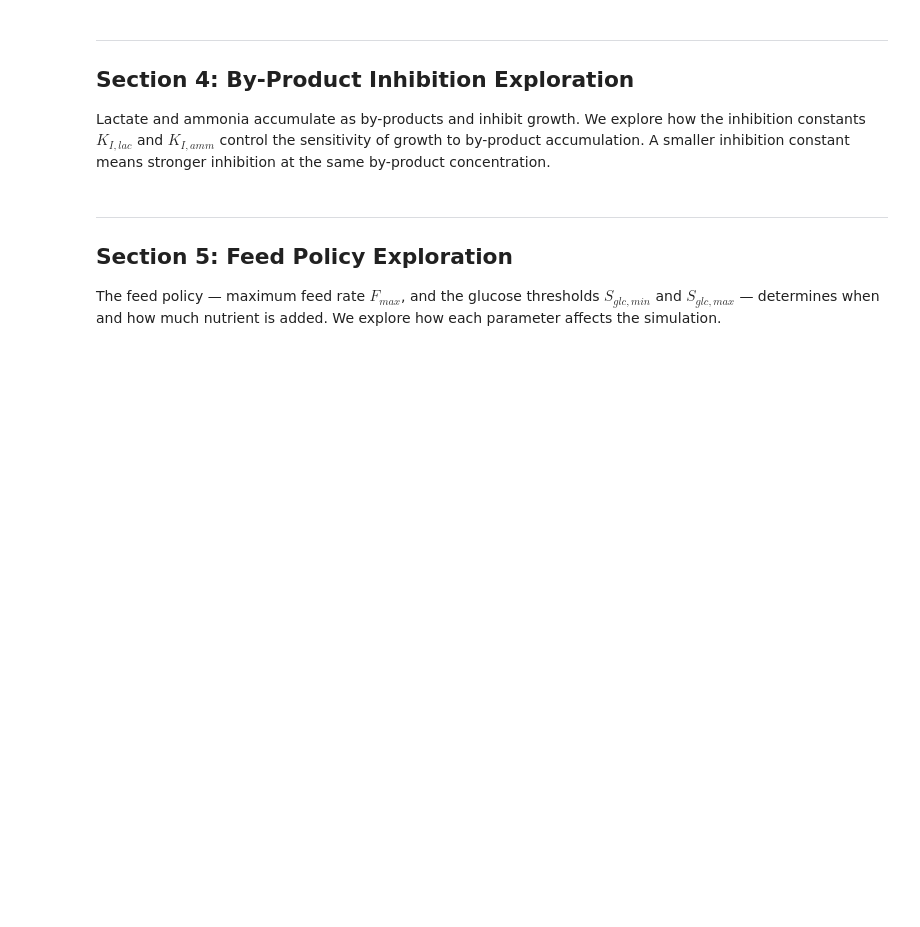
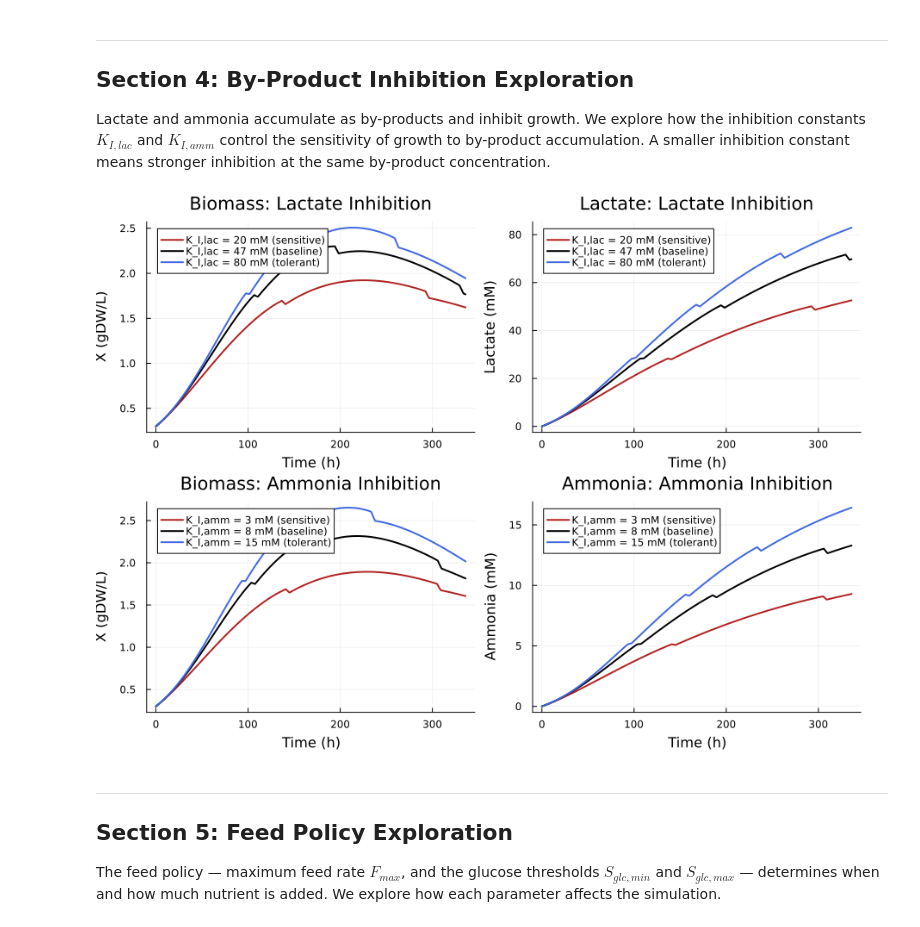
Before and after one commit to sp2229/CHEME-5820-Lectures-Spring-2026, a Jupyter notebook: lectures/week-12/L12c/CHEME-5820-L12c-Advanced-CHO-Simulation-Spring-2026.ipynb, the cells around one changed output. Saved outputs shown, nothing was run; the diff lists cells and outputs as text; code cells hidden in the pictures; blank space fills up the shorter version.

```diff
--- a/lectures/week-12/L12c/CHEME-5820-L12c-Advanced-CHO-Simulation-Spring-2026.ipynb
+++ b/lectures/week-12/L12c/CHEME-5820-L12c-Advanced-CHO-Simulation-Spring-2026.ipynb
@@ -221,35 +244,37 @@ let
     labels_lac = ["K_I,lac = 20 mM (sensitive)", "K_I,lac = 47 mM (baseline)", "K_I,lac = 80 mM (tolerant)"];
 
     p1 = plot(ylabel="X (gDW/L)",    xlabel="Time (h)", title="Biomass: Lactate Inhibition", legend=:topleft);
     p2 = plot(ylabel="Lactate (mM)", xlabel="Time (h)", title="Lactate: Lactate Inhibition", legend=:topleft);
 
     for (i, KI) in enumerate(KI_lac_values)
-        p = build_default_parameters(; F_max=0.02, Glc_min=2.0, Glc_max=20.0, K_I_lac=KI);
+        p = build_default_parameters(; F_max=0.10, Glc_min=2.0, Glc_max=20.0, K_I_lac=KI);
         sol = simulate_fedbatch(p; u0=copy(u0_baseline), tspan=tspan, saveat=saveat);
         X_t   = [sol.u[j][2] for j in 1:length(sol.t)];
         Lac_t = [sol.u[j][6] for j in 1:length(sol.t)];
         plot!(p1, sol.t, X_t,   label=labels_lac[i], lw=2, color=colors[i]);
         plot!(p2, sol.t, Lac_t, label=labels_lac[i], lw=2, color=colors[i]);
     end
 
     # vary K_I_amm (ammonia inhibition constant) -
     KI_amm_values = [3.0, 8.0, 15.0]; # mM
     labels_amm = ["K_I,amm = 3 mM (sensitive)", "K_I,amm = 8 mM (baseline)", "K_I,amm = 15 mM (tolerant)"];
 
     p3 = plot(ylabel="X (gDW/L)",    xlabel="Time (h)", title="Biomass: Ammonia Inhibition", legend=:topleft);
     p4 = plot(ylabel="Ammonia (mM)", xlabel="Time (h)", title="Ammonia: Ammonia Inhibition", legend=:topleft);
 
     for (i, KI) in enumerate(KI_amm_values)
-        p = build_default_parameters(; F_max=0.02, Glc_min=2.0, Glc_max=20.0, K_I_amm=KI);
+        p = build_default_parameters(; F_max=0.10, Glc_min=2.0, Glc_max=20.0, K_I_amm=KI);
         sol = simulate_fedbatch(p; u0=copy(u0_baseline), tspan=tspan, saveat=saveat);
         X_t   = [sol.u[j][2] for j in 1:length(sol.t)];
         Amm_t = [sol.u[j][7] for j in 1:length(sol.t)];
         plot!(p3, sol.t, X_t,   label=labels_amm[i], lw=2, color=colors[i]);
         plot!(p4, sol.t, Amm_t, label=labels_amm[i], lw=2, color=colors[i]);
     end
 
     display(plot(p1, p2, p3, p4, layout=(2, 2), size=(900, 650)))
 end
+# %% [output]
+[figure, added]
 # %% [markdown]
 ___
 ## Section 5: Feed Policy Exploration
```
Also changed, not shown: parts of 9 cells of this notebook, 6 other files.
